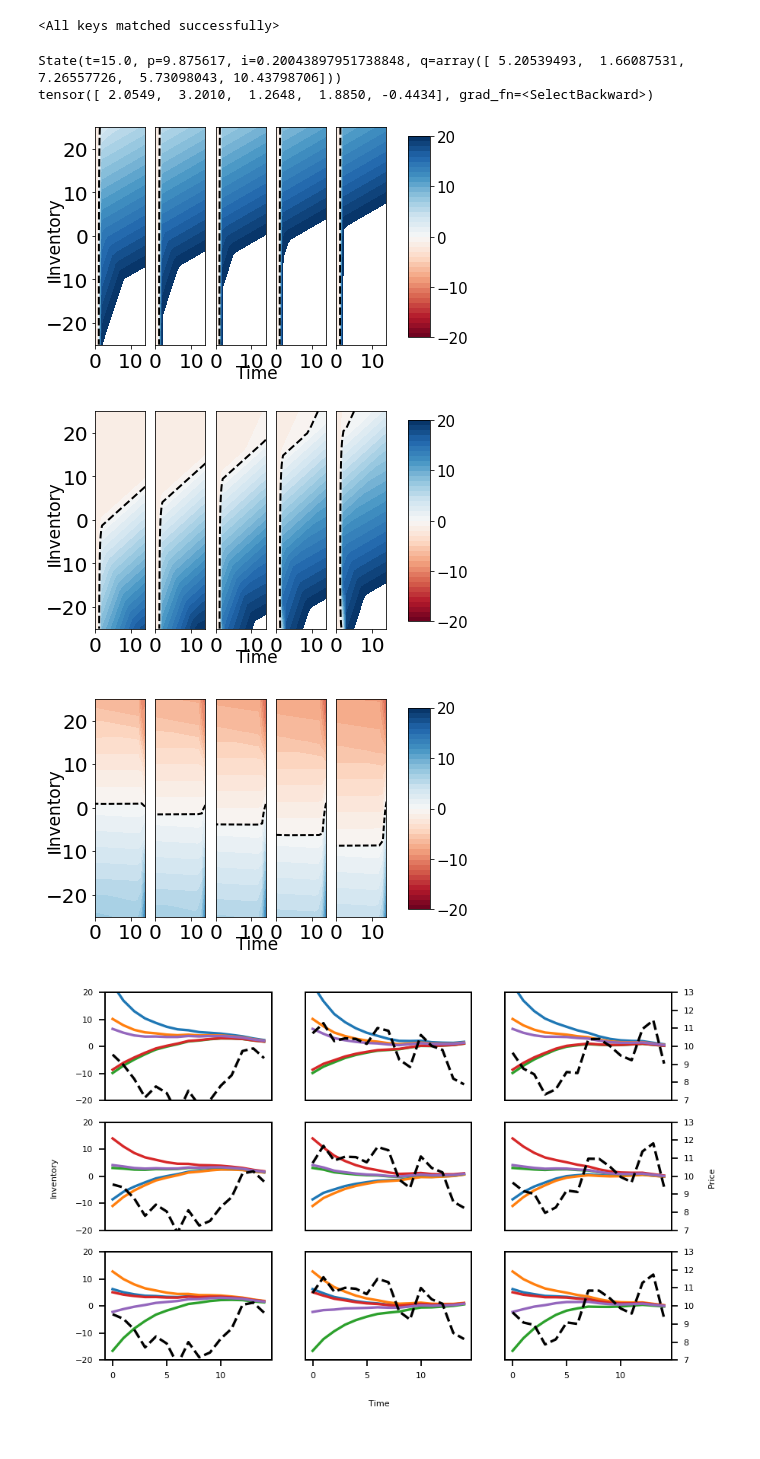
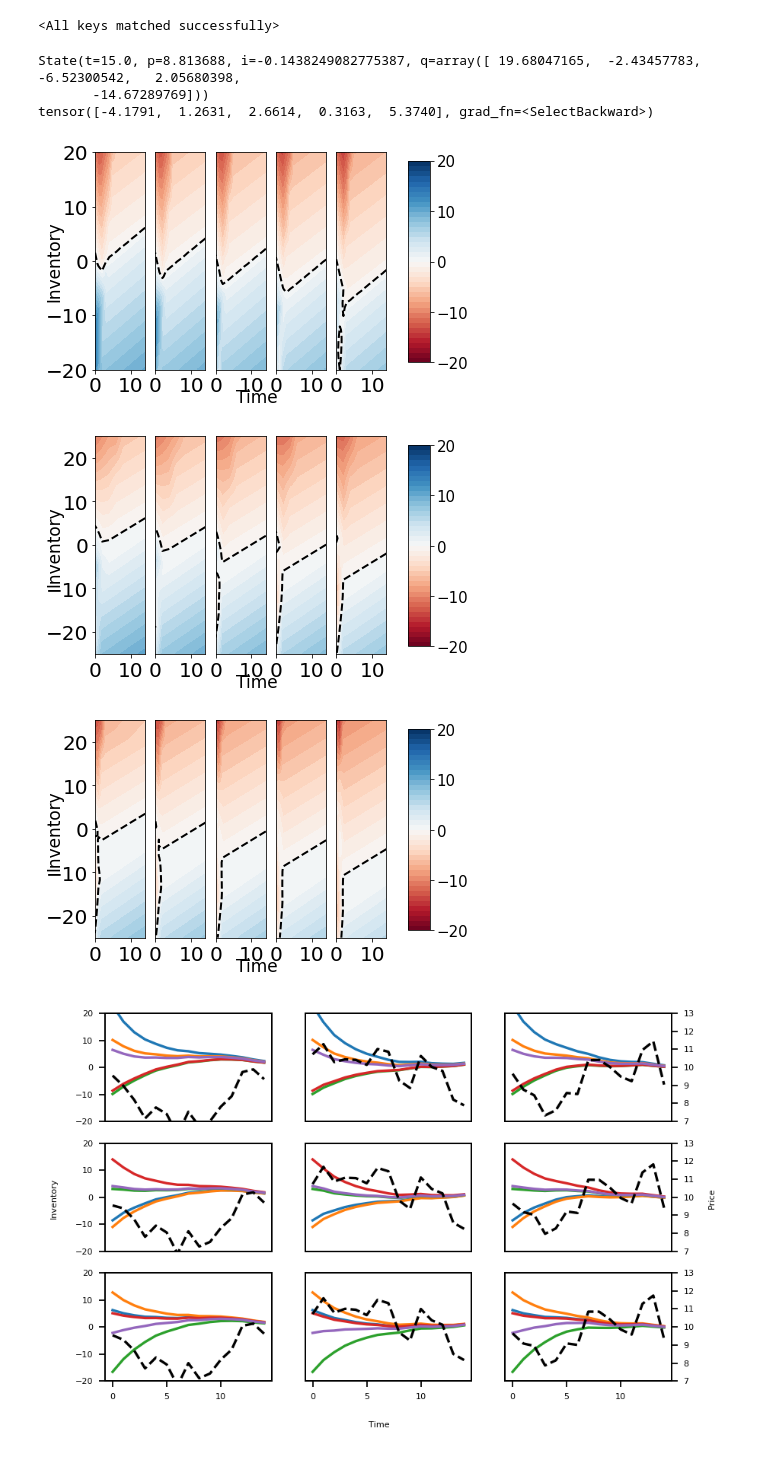
Before and after one commit to p-casgrain/Nash-DQN, a Jupyter notebook: Nash DQN - Final/Visualization.ipynb, the cells around one changed output. Saved outputs shown, nothing was run; the diff lists cells and outputs as text; code cells hidden in the pictures.

Commit message:
First working trained weights

```diff
--- a/Nash DQN - Final/Visualization.ipynb
+++ b/Nash DQN - Final/Visualization.ipynb
@@ -38,7 +38,7 @@ nash_agent = NashNN(non_invar_dim=net_non_inv_dim,n_players=sim_obj.N,
 
 #Load saved network parameters from file
 # net_file_name = "Action_Net"
-net_file_name = "./ADA_Trained_Files/Action_Net_ADA.pt"
+net_file_name = "./pt_files/Action_Net_ADA_15k_11022021.pt"
 
 nash_agent.action_net.load_state_dict(torch.load(net_file_name))
 # %% [output]
@@ -50,26 +50,27 @@ current_state, _, _ = sim_obj.get_state()
 print(current_state)
 print(nash_agent.predict_action([current_state])[0].mu)
 # %% [output]
-State(t=15.0, p=9.875617, i=0.20043897951738848, q=array([ 5.20539493,  1.66087531,  7.26557726,  5.73098043, 10.43798706]))
-tensor([ 2.0549,  3.2010,  1.2648,  1.8850, -0.4434], grad_fn=<SelectBackward>)
+State(t=15.0, p=8.813688, i=-0.1438249082775387, q=array([ 19.68047165,  -2.43457783,  -6.52300542,   2.05680398,
+       -14.67289769]))
+tensor([-4.1791,  1.2631,  2.6614,  0.3163,  5.3740], grad_fn=<SelectBackward>)
 # %%
 #Output Heatmap when other agent's average inventory is low
 heatmap_old(net=nash_agent,t_step=15,q_step=50,p_step=5,t_range=[0,14],
-            q_range=[-25,25],p_range=[6,14],n_agents = num_players, other_agent_inv = -20,i_val=0)
+            q_range=[-25,25],p_range=[6,14],n_agents = num_players, other_agent_inv = -20,i_val=-5)
 # %% [output]
-[figure, old version]
+[figure, new version]
 # %%
 #Output Heatmap when other agent's average inventory is zero
-heatmap_old(net=nash_agent,t_step=15,q_step=50,p_step=5,t_range=[0,14],
+heatmap_old(net=nash_agent,t_step=,q_step=50,p_step=5,t_range=[0,14],
             q_range=[-25,25],p_range=[6,14],n_agents = num_players, i_val=0, other_agent_inv = 0)
 # %% [output]
-[figure, old version]
+[figure, new version]
 # %%
 #Output Heatmap when other agent's average inventory is zero
 heatmap_old(net=nash_agent,t_step=15,q_step=50,p_step=5,t_range=[0,14],
-            q_range=[-25,25],p_range=[6,14],nump = num_players, other_agent_inv = 20)
+            q_range=[-25,25],p_range=[6,14],n_agents = num_players, i_val = 0, other_agent_inv = 20)
 # %% [output]
-[figure, old version]
+[figure, new version]
 # %%
 #Generates fixed paths (fixing starting inventory levels horizontally or fixing price paths vertically)
 seed = 33333
```
Also changed, not shown: 3 other files.
